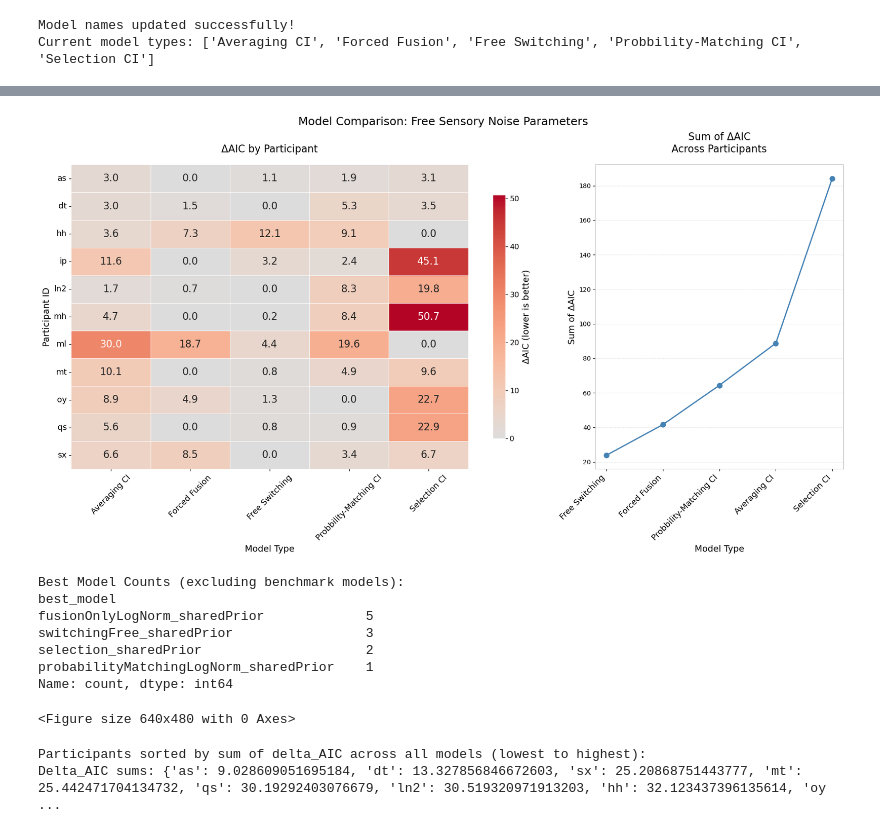
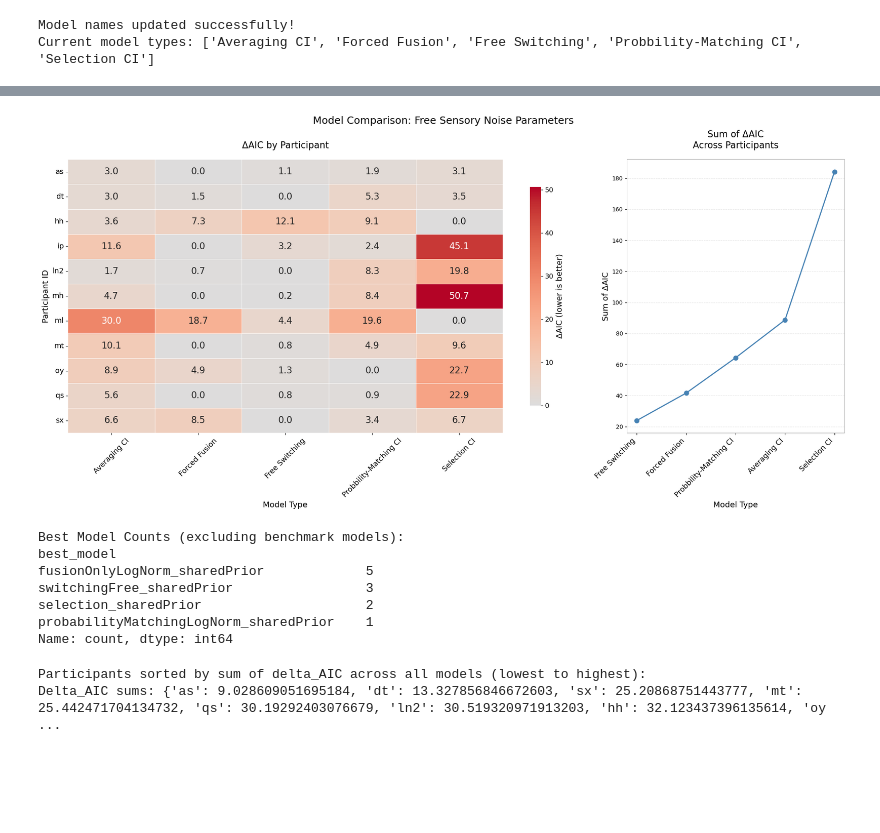
Before and after one commit to omeryildiran/av-dur-estimation, a Jupyter notebook: modelComparisonTable.ipynb, the cells around one changed output, grey strips where cells are left out. Drawn from its saved outputs; the diff is of its cells as text; code cells hidden in the pictures; blank space fills up the shorter version.

```diff
--- a/modelComparisonTable.ipynb
+++ b/modelComparisonTable.ipynb
@@ -295,8 +295,9 @@ def plot_sorted_model_comparison_table(
     model_sums = df.groupby("modelType")["delta"].sum().sort_values()
 
     # Plot with two panels
-    fig, (ax1, ax2) = plt.subplots(1, 2, figsize=(18, 10), gridspec_kw={"width_ratios": [3, 1.5]})
+    fig, (ax1, ax2) = plt.subplots(1, 2, figsize=(20, 10), gridspec_kw={"width_ratios": [2.5, 1]})
     fig.suptitle(f"Model Comparison: Free Sensory Noise Parameters", fontsize=18)
+
 
     heatmap = sns.heatmap(
         heat,
@@ -331,37 +332,39 @@ def plot_sorted_model_comparison_table(
         spine.set_visible(False)
 
     # Sum of ΔAIC by model panel
     ax2.plot(range(len(model_sums)), model_sums.values, marker="o", linestyle="-", linewidth=2, markersize=8, color='steelblue')
     ax2.set_xticks(range(len(model_sums)))
     ax2.set_xticklabels(model_sums.index, rotation=45, ha='right', fontsize=13)
     ax2.set_ylabel(f"Sum of Δ{compBase}", fontsize=14)
     ax2.set_xlabel("Model Type", fontsize=14)
     ax2.set_title(f"Sum of Δ{compBase}\nAcross Participants", fontsize=16, pad=20)
     ax2.grid(axis='y', alpha=0.3, linestyle='--')
     ax2.set_facecolor('white')
     for _, spine in ax2.spines.items():
         spine.set_visible(True)
         spine.set_color('gray')
         spine.set_linewidth(0.5)
 
+
+    plt.savefig('model comp w free sensory noise.png', dpi=300, bbox_inches='tight', facecolor='white')
     plt.tight_layout()
     plt.show()
-
     return heat, best_models, participant_sort
 
 heat, best_models, participant_sort = plot_sorted_model_comparison_table(
     df_results,
     compBase="AIC",
     exclude_from_counts=(),   # Include all models in counts
     include_in_heatmap=True,
     sort_by="sum_delta"
 )
-#save as png
-plt.savefig("model comp w free sensory noise.png", dpi=300, bbox_inches='tight')
+
+
+
 print("\nBest Model Counts (excluding benchmark models):")
 print(model_counts)
 # %% [output]
-[figure, old version]
+[figure, new version]
 Best Model Counts (excluding benchmark models):
 best_model
 fusionOnlyLogNorm_sharedPrior             5
@@ -369,7 +372,6 @@ switchingFree_sharedPrior                 3
 selection_sharedPrior                     2
 probabilityMatchingLogNorm_sharedPrior    1
 Name: count, dtype: int64
-<Figure size 640x480 with 0 Axes>
 # %%
 # Calculate delta_AIC for each model relative to the best model per participant
 df_results['delta_AIC'] = df_results.groupby('participantID')['AIC'].transform(lambda x: x - x.min())
```
Also changed, not shown: 3 other files.
